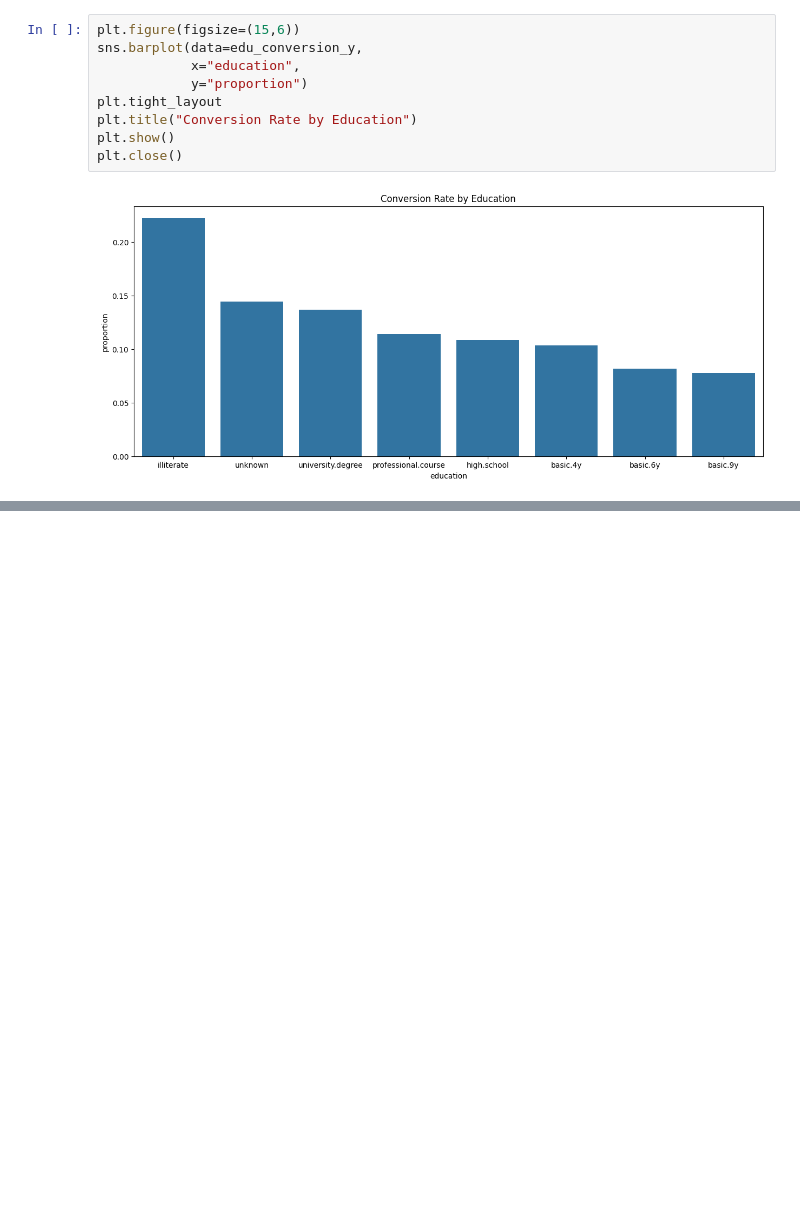
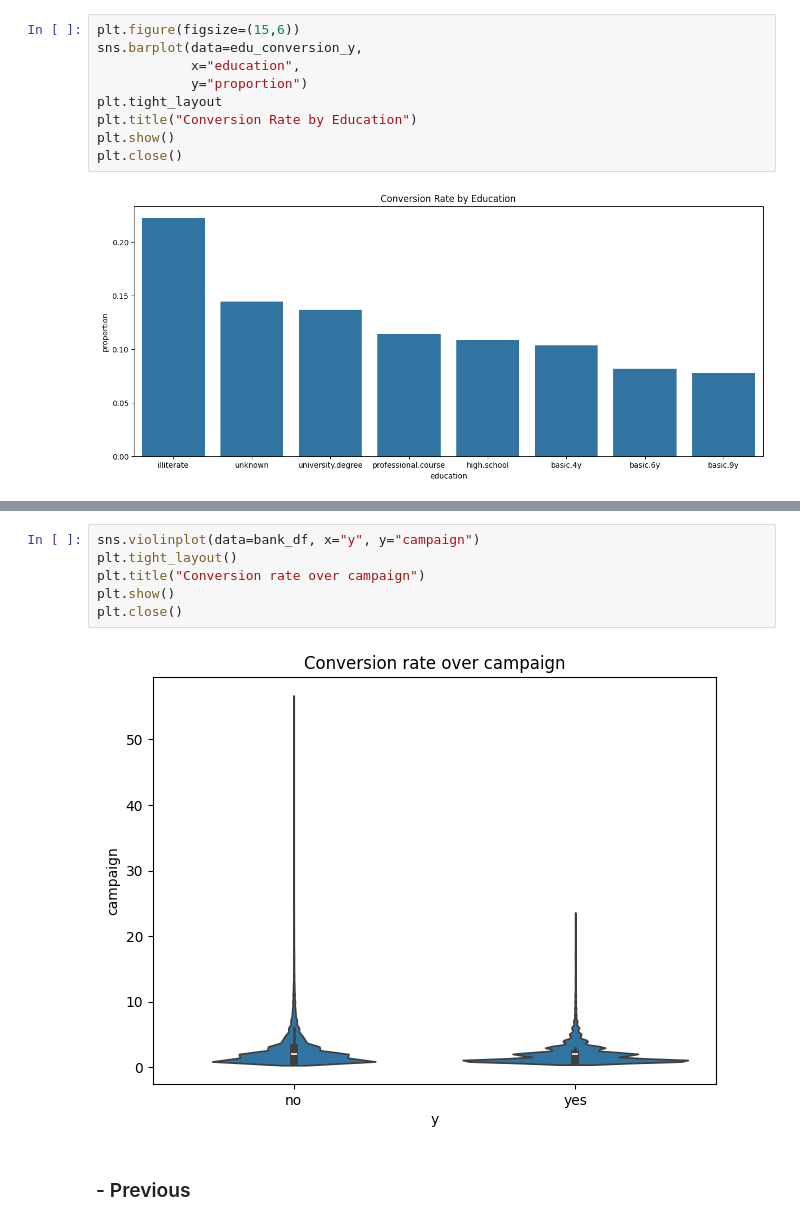
Before and after one commit to Carlos475-create/bank-marketing-eda, a Jupyter notebook: notebooks/02_exploratoy_analysis.ipynb, the cells around one changed output, grey strips where cells are left out. Drawn from its saved outputs; the diff is of its cells as text; blank space fills up the shorter version.

Commit message:
EDA: completed analysis of campaign related variables

```diff
--- a/notebooks/02_exploratoy_analysis.ipynb
+++ b/notebooks/02_exploratoy_analysis.ipynb
@@ -171,0 +235,10 @@ plt.close()
+# %%
+sns.violinplot(data=bank_df, x="y", y="campaign")
+plt.tight_layout()
+plt.title("Conversion rate over campaign")
+plt.show()
+plt.close()
+# %% [output]
+[figure, added]
+# %% [markdown]
+### - Previous
```
Also changed, not shown: parts of 25 cells of this notebook.
